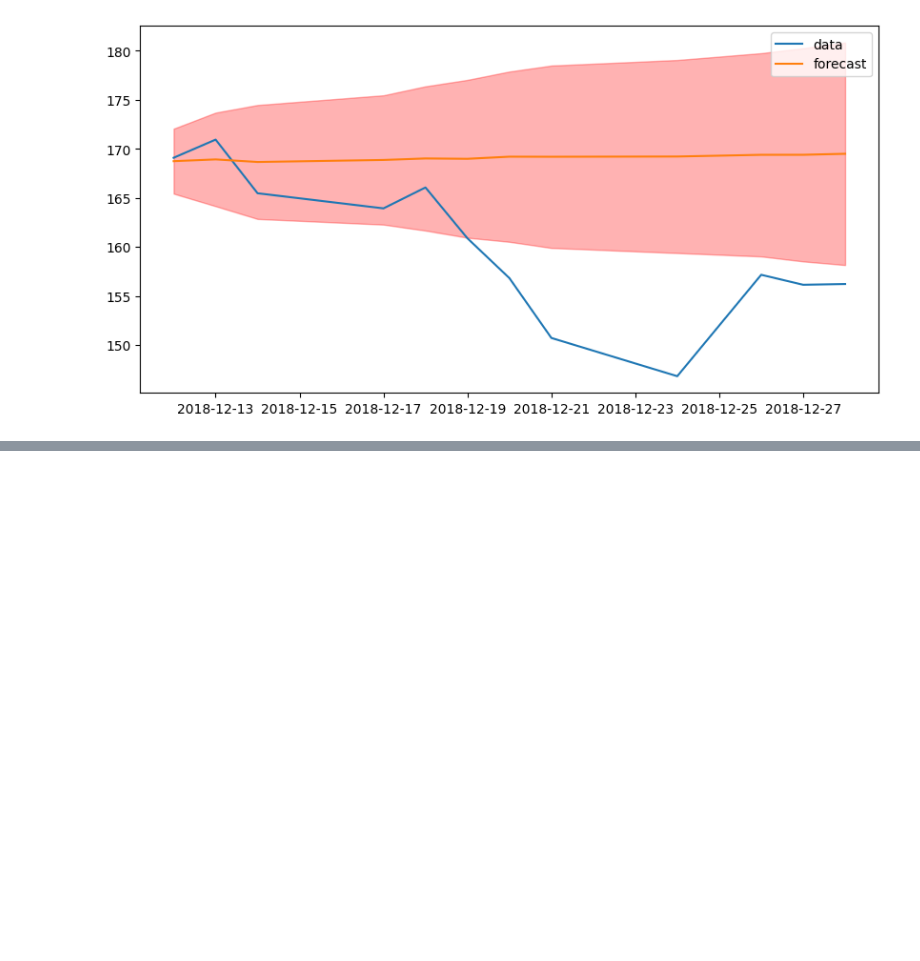
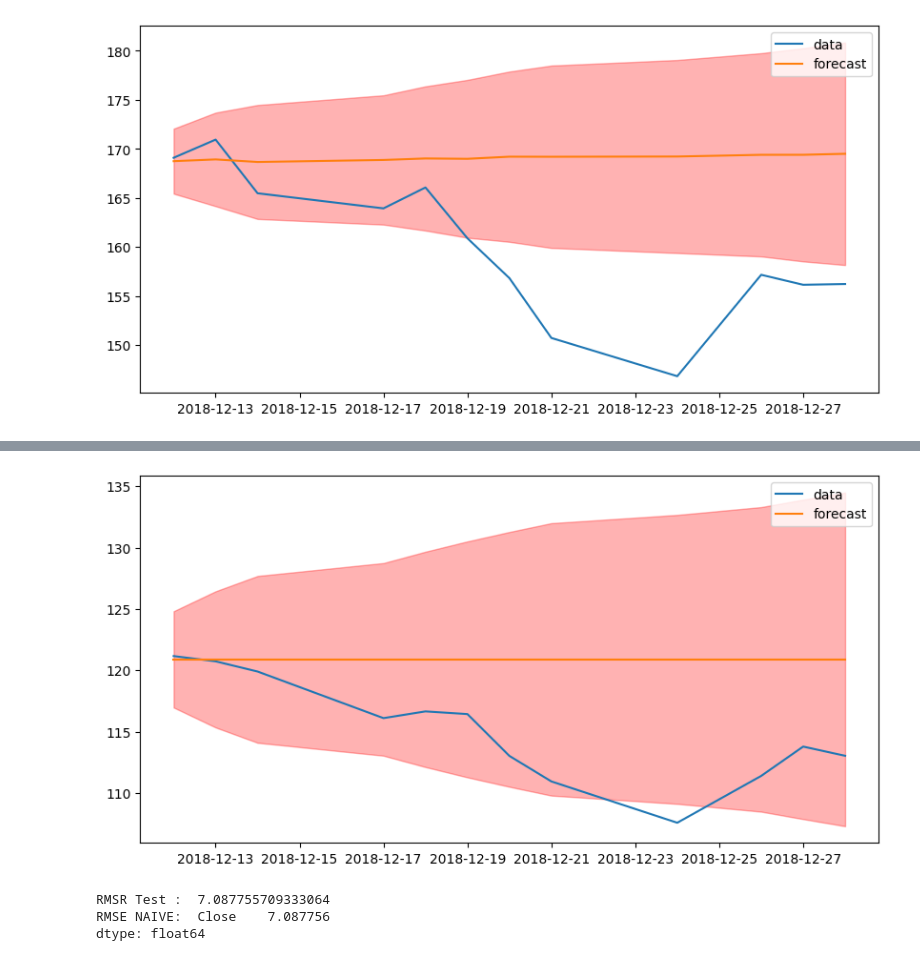
Before and after one commit to yeesem/Time-Series-Data-Analysis, a Jupyter notebook: ARIMA_4.ipynb, the cells around one changed output, grey strips where cells are left out. Drawn from its saved outputs; the diff is of its cells as text; code cells hidden in the pictures; blank space fills up the shorter version.

```diff
--- a/ARIMA_4.ipynb
+++ b/ARIMA_4.ipynb
@@ -254,0 +307,11 @@ RMSR Test :  11.58554058808631
+# %%
+plot_test(model,test)
+# %% [output]
+[figure, added]
+# %%
+print('RMSR Test : ', np.sqrt( mean_squared_error(test,model.predict(NTest)) ))
+print("RMSE NAIVE: ", rmse(train.iloc[-1],test))
+# %% [output]
+RMSR Test :  7.087755709333064
+RMSE NAIVE:  Close    7.087756
+dtype: float64
```
Also changed, not shown: parts of 6 cells of this notebook.
